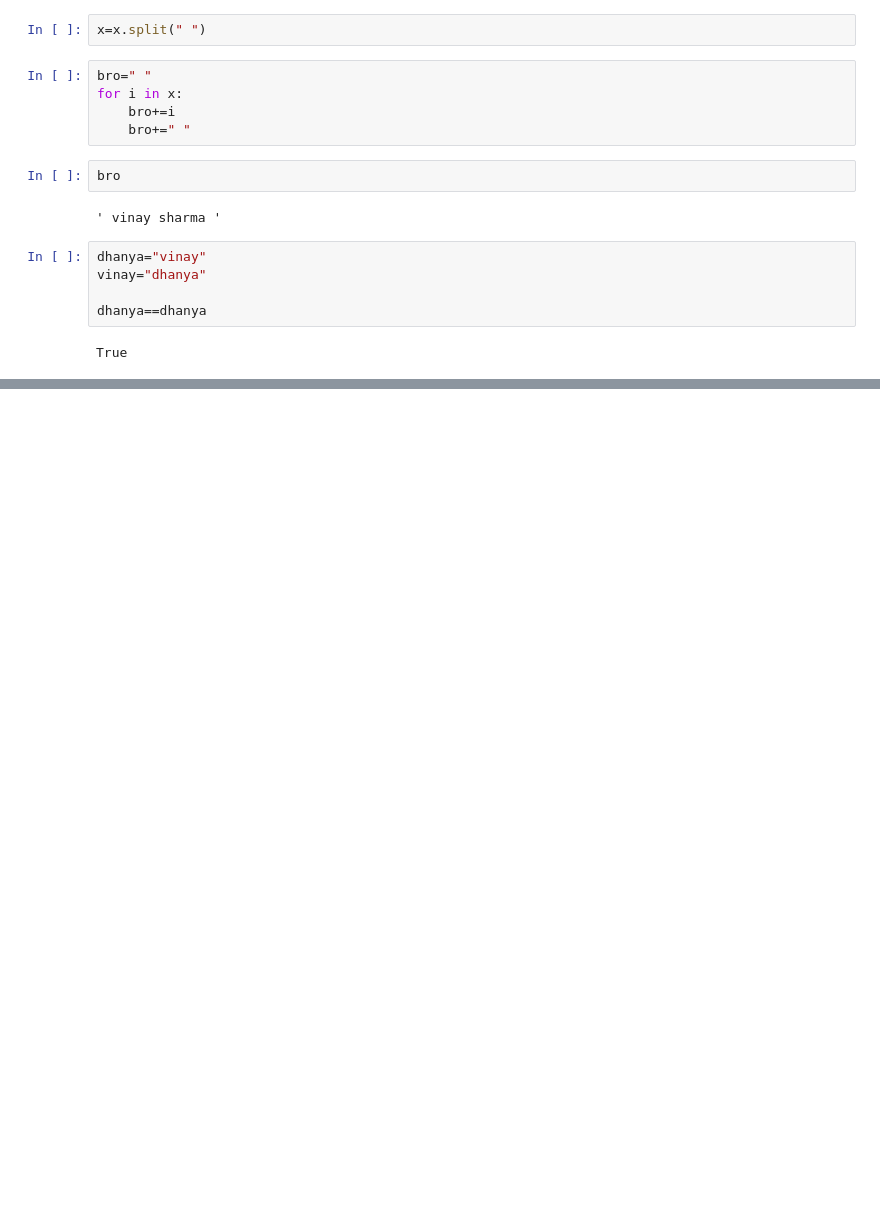
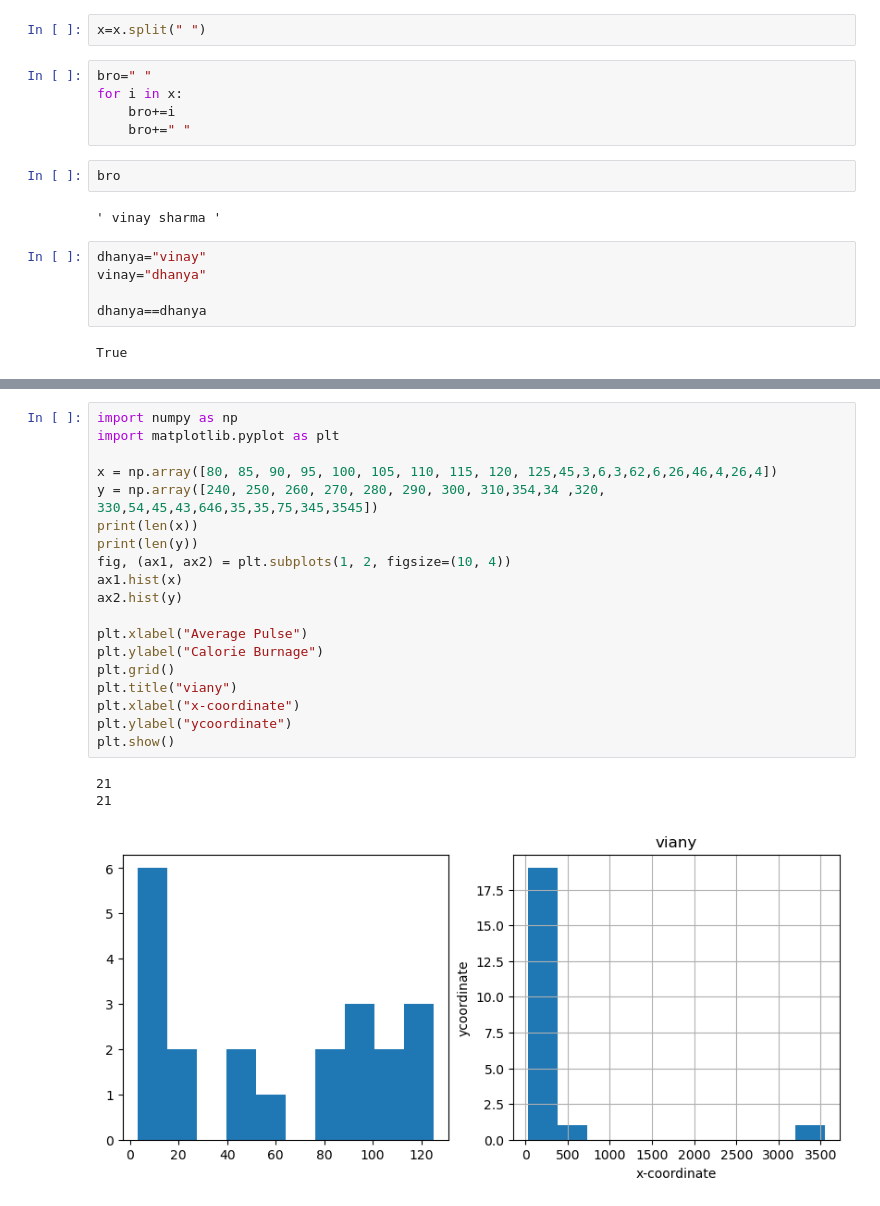
Before and after one commit to VinaySharma-hub/Hackathons_DSA_PREP, a Jupyter notebook: Practice/python1.ipynb, the cells around one changed output, grey strips where cells are left out. Drawn from its saved outputs; the diff is of its cells as text; blank space fills up the shorter version.

```diff
--- a/Practice/python1.ipynb
+++ b/Practice/python1.ipynb
@@ -235,0 +970,23 @@ True
+# %%
+import numpy as np
+import matplotlib.pyplot as plt
+
+x = np.array([80, 85, 90, 95, 100, 105, 110, 115, 120, 125,45,3,6,3,62,6,26,46,4,26,4])
+y = np.array([240, 250, 260, 270, 280, 290, 300, 310,354,34 ,320, 330,54,45,43,646,35,35,75,345,3545])
+print(len(x))
+print(len(y))
+fig, (ax1, ax2) = plt.subplots(1, 2, figsize=(10, 4))
+ax1.hist(x)
+ax2.hist(y)
+
+plt.xlabel("Average Pulse")
+plt.ylabel("Calorie Burnage")
+plt.grid()
+plt.title("viany")
+plt.xlabel("x-coordinate")
+plt.ylabel("ycoordinate")
+plt.show()
+# %% [output]
+21
+21
+[figure, added]
```
Also changed, not shown: parts of 137 cells of this notebook, 21 other files.
